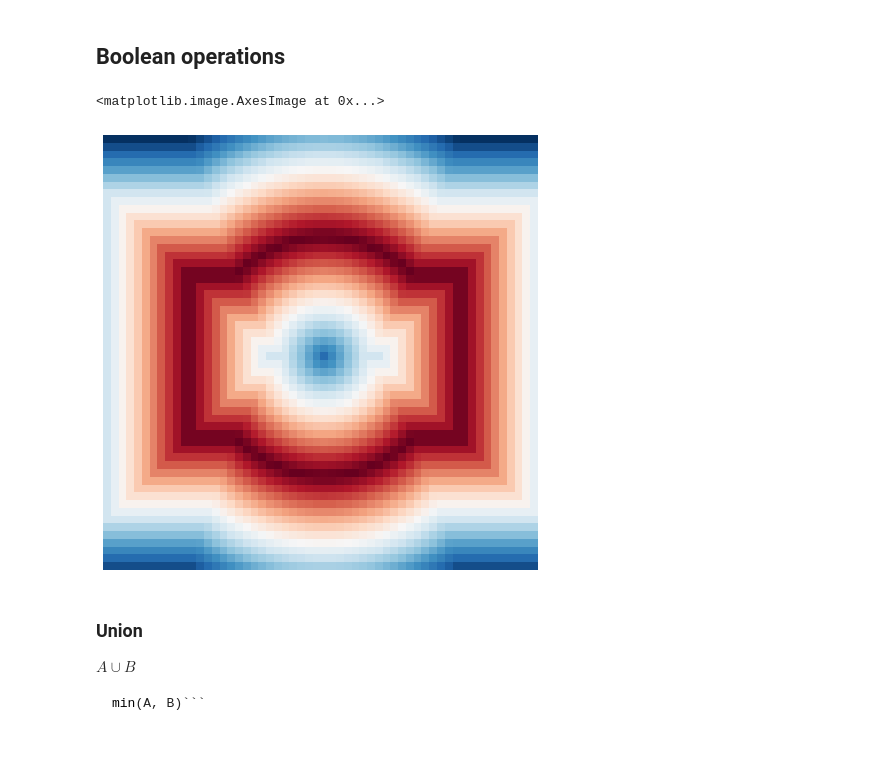
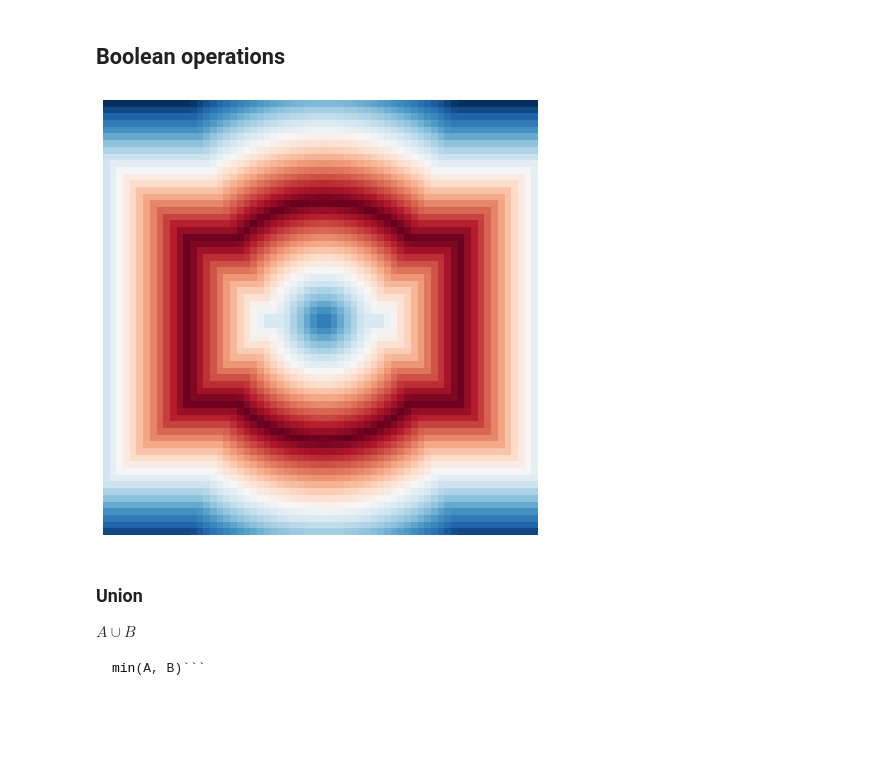
Before and after one commit to compas-teaching/ITA19, a Jupyter notebook: modules/module8/volmod.ipynb, the cells around one changed output. Drawn from its saved outputs; the diff is of its cells as text; code cells hidden in the pictures.

```diff
--- a/modules/module8/volmod.ipynb
+++ b/modules/module8/volmod.ipynb
@@ -92,0 +128,5 @@ plt.imshow(mr, cmap='RdBu')
+# %%
+def sdf(x,y):
+    return max(abs(x) - ra/2, abs(y) - rb/2)
+# %%
+mr = get_dmap(sdf)
@@ -111,3 +154,10 @@ for x in range(n):
         cy = -4 + (y/float(n))*8
         d = math.sqrt(cx**2 + cy**2) - 2.2
         mc[y,x] = d
+# %%
+crad = 2.2
+def csdf(x,y):
+    return math.sqrt(x**2 + y**2) - crad
+# %%
+mc = get_dmap(csdf)
+show_dmap(mc)
@@ -148,12 +204,9 @@ class Circle(object):
         return math.sqrt((self.px-x)**2 + (self.py-y)**2) - self.r
 # %% [markdown]
 ## Boolean operations
-# %%
-plt.figure(figsize=(8,8))
-plt.axis('off')
-plt.imshow(abs(np.minimum(mr,mc)),cmap='RdBu')
-# %% [output]
-<matplotlib.image.AxesImage at 0x...>
-[figure, removed]
+# %%
+show_dmap(abs(np.minimum(mr,mc)))
+# %% [output]
+[figure, added]
 # %% [markdown]
 ### Union
```
Also changed, not shown: parts of 23 cells of this notebook.
